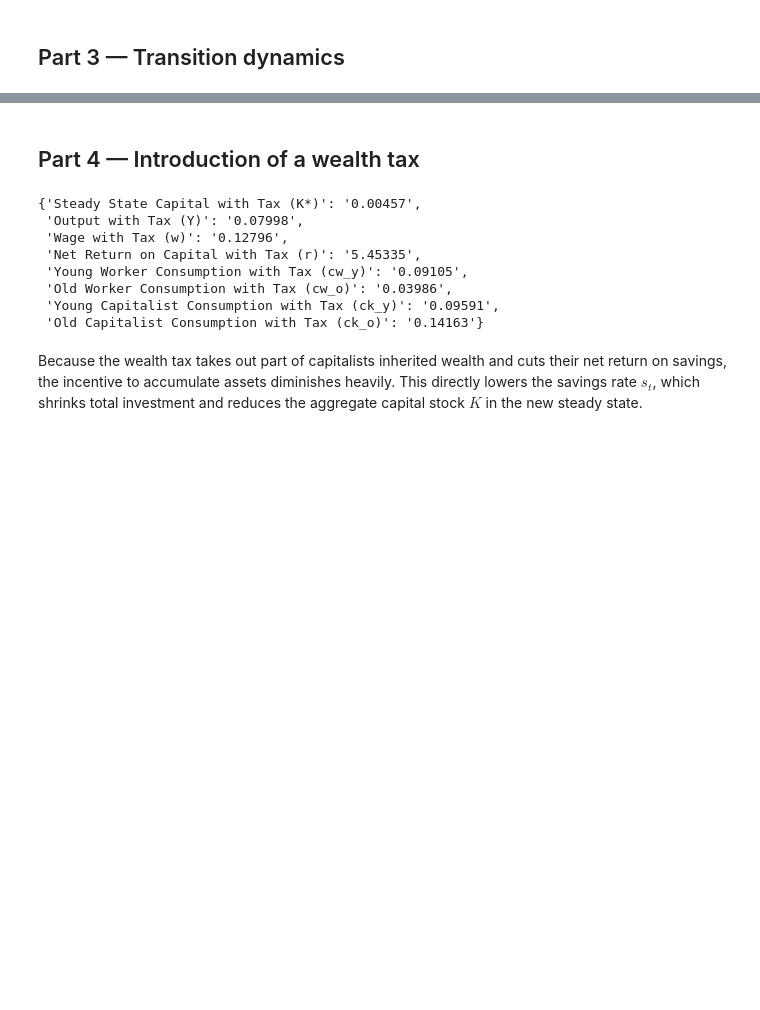
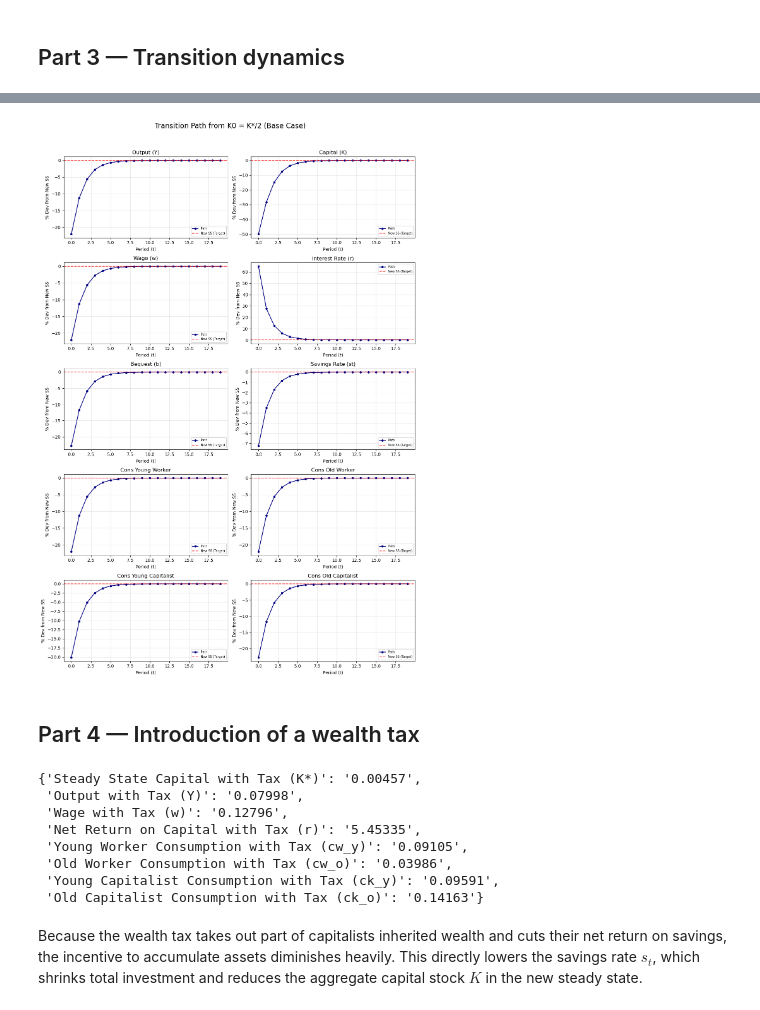
Before and after one commit to magnusbrunsberg/FIE463-V26, a Jupyter notebook: termpapers/tp1/termpaper1.ipynb, the cells around one changed output, grey strips where cells are left out. Cells and saved outputs as stored; diff of their text form; code cells hidden in the pictures; blank space fills up the shorter version.

```diff
--- a/termpapers/tp1/termpaper1.ipynb
+++ b/termpapers/tp1/termpaper1.ipynb
@@ -297,3 +249,51 @@ plot_simulation(sim_base, "Convergence to Steady State starting from $K_0 = K^*/
+# %%
+def plot_simulation(sim, ss, title, ss_old=None):
+    variables = ['Y', 'K', 'w', 'r', 'b', 'st', 'cw_y', 'cw_o', 'ck_y', 'ck_o']
+    labels = ['Output (Y)', 'Capital (K)', 'Wage (w)', 'Interest Rate (r)',
+              'Bequest (b)', 'Savings Rate (st)', 'Cons Young Worker',
+              'Cons Old Worker', 'Cons Young Capitalist', 'Cons Old Capitalist']
+
+    fig, axes = plt.subplots(5, 2, figsize=(12, 18))
+    axes = axes.flatten()
+
+    for i, var in enumerate(variables):
+        ax = axes[i]
+        path = getattr(sim, var)
+        ss_val = getattr(ss, var)
+
+        # Everything is a % deviation from the NEW SS (the red line at 0)
+        dev_path = (path / ss_val - 1) * 100
+
+        # If we have an old SS, prepend it as "Period -1" to show the starting state
+        if ss_old is not None:
+            ss_old_val = getattr(ss_old, var)
+            old_dev = (ss_old_val / ss_val - 1) * 100
+
+            # Combine: Period -1 is Old SS, then the simulation path follows
+            full_path = np.insert(dev_path, 0, old_dev)
+            time_axis = np.arange(-1, len(path))
+            ax.axvline(0, color='black', linestyle='-', linewidth=1, alpha=0.5, label='Tax Introduction')
+
+            ax.plot(time_axis, full_path, marker='o', color='navy', label='Path', markersize=4)
+            ax.axhline(old_dev, color='gray', linestyle=':', alpha=0.8, label='Old SS (Base)')
+        else:
+            ax.plot(range(len(path)), dev_path, marker='o', color='navy', label='Path', markersize=4)
+
+        # New Steady State is always 0
+        ax.axhline(0, color='red', linestyle='--', alpha=0.7, label='New SS (Target)')
+
+        ax.set_title(labels[i])
+        ax.set_xlabel('Period (t)')
+        ax.set_ylabel('% Dev from New SS')
+        ax.legend(fontsize='x-small')
+        ax.grid(True, alpha=0.3)
+
+    plt.suptitle(title, fontsize=16)
+    plt.tight_layout(rect=[0, 0, 1, 0.96])
+    plt.show()
+plot_simulation(sim_base, ss_base, title="Transition Path from K0 = K*/2 (Base Case)")
+# %% [output]
+[figure, added]
 # %% [markdown]
 ## Part 4 — Introduction of a wealth tax
 # %%
```
Also changed, not shown: parts of 16 cells of this notebook.
